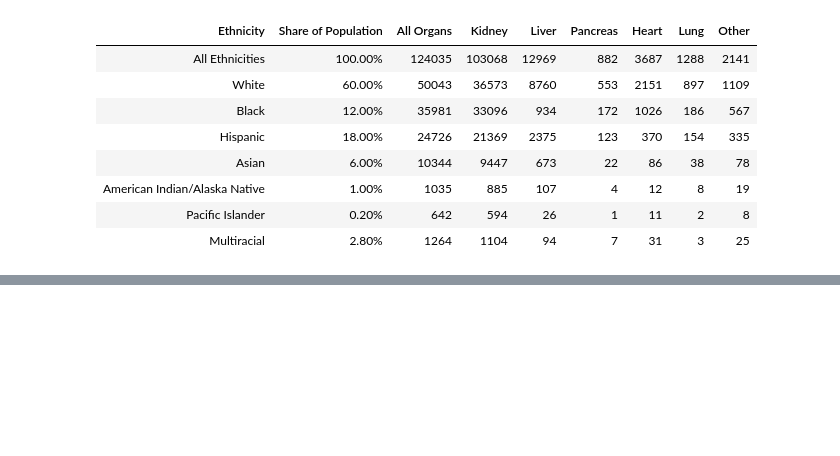
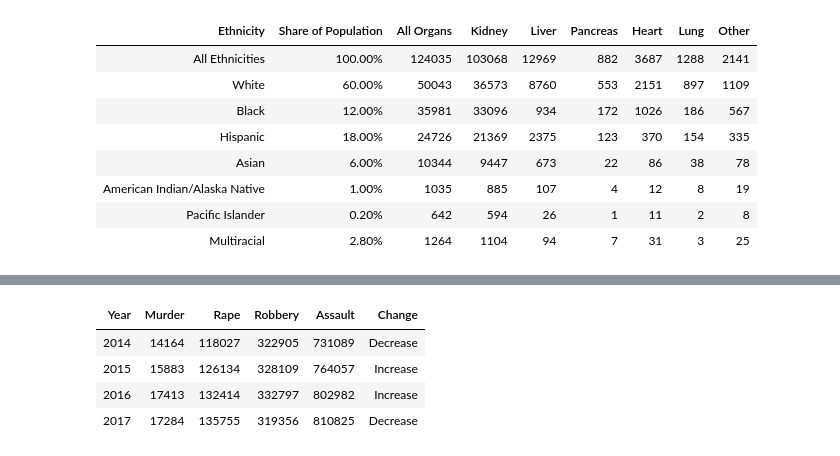
Before and after one commit to ds4all/Course-Materials, a Jupyter notebook: assignments/Dxxxxx-assignment_scratchpad/DXXXX-assignment_scratchpat.ipynb, the cells around one changed output, grey strips where cells are left out. Saved outputs shown, nothing was run; the diff lists cells and outputs as text; code cells hidden in the pictures; blank space fills up the shorter version.

```diff
--- a/assignments/Dxxxxx-assignment_scratchpad/DXXXX-assignment_scratchpat.ipynb
+++ b/assignments/Dxxxxx-assignment_scratchpad/DXXXX-assignment_scratchpat.ipynb
@@ -423,0 +437,17 @@ IndentationError: unexpected indent (<ipython-input-8-2970a077f7d7>, line 2)
+# %%
+from datascience import *
+
+w=Table(['Year', 'Murder', 'Rape', 'Robbery', 'Assault', 'Change'] )
+
+w=w.with_rows( [[2014, 14164, 118027, 322905, 731089, 'Decrease'],
+    [2015, 15883, 126134, 328109, 764057, 'Increase'],
+    [2016, 17413, 132414, 332797, 802982, 'Increase'],
+    [2017, 17284, 135755, 319356, 810825, 'Decrease']] )
+# %%
+w
+# %% [output]
+| Year | Murder | Rape | Robbery | Assault | Change |
+| 2014 | 14164 | 118027 | 322905 | 731089 | Decrease |
+| 2015 | 15883 | 126134 | 328109 | 764057 | Increase |
+| 2016 | 17413 | 132414 | 332797 | 802982 | Increase |
+| 2017 | 17284 | 135755 | 319356 | 810825 | Decrease |
```
Also changed, not shown: parts of 37 cells of this notebook, 3 other files.
